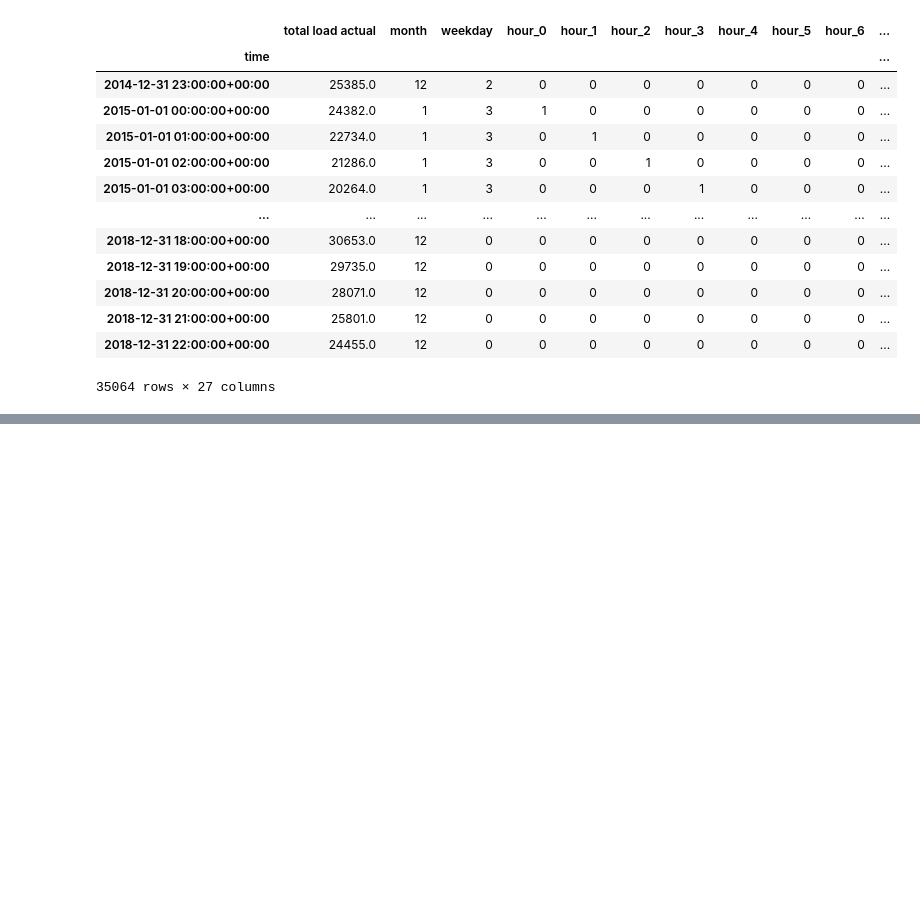
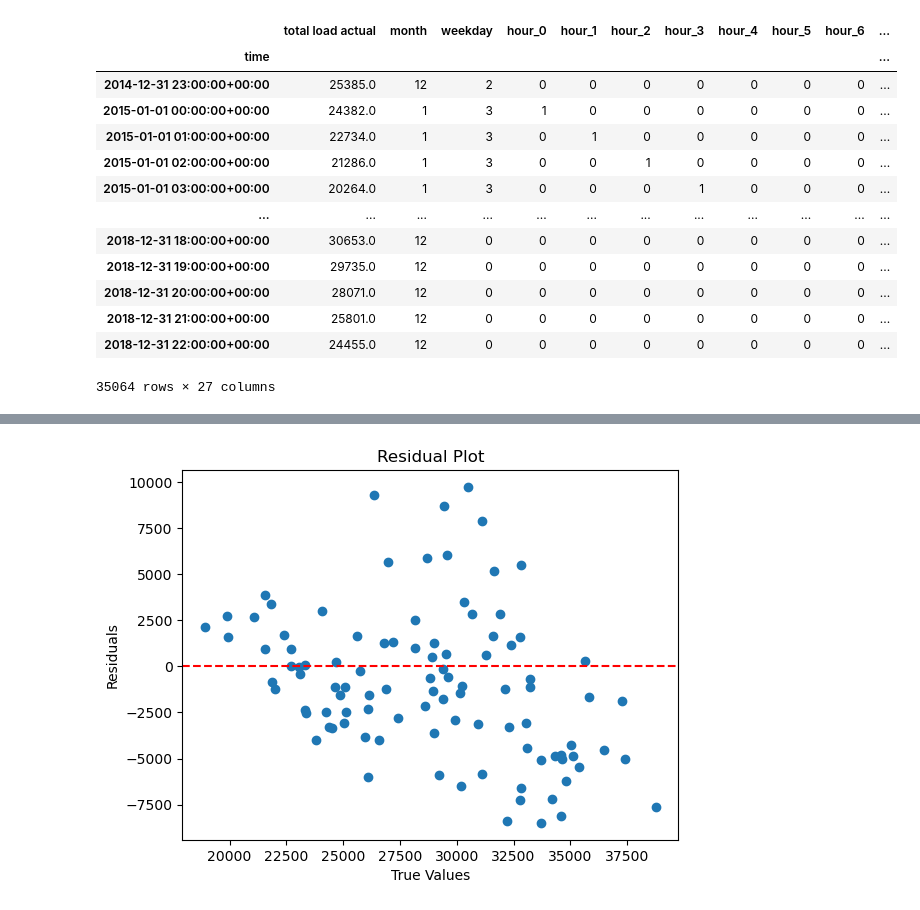
Before and after one commit to siljeberiksen/AI-in-industry, a Jupyter notebook: exam.ipynb, the cells around one changed output, grey strips where cells are left out. Cells and saved outputs as stored; diff of their text form; code cells hidden in the pictures; blank space fills up the shorter version.

```diff
--- a/exam.ipynb
+++ b/exam.ipynb
@@ -247,0 +368,18 @@ total_load_forecast_test = energy_df_2[X_df.index >= sep]["total load forecast"]
+# %%
+# Create a DataFrame with the index of X_test
+result_df = pd.DataFrame(index=y_test.index)
+
+# Add columns for predictions and true values
+result_df['predictions'] = predictions.flatten()  # Flatten the predictions array
+result_df['true_values'] = y_test.values #
+# %%
+
+residuals = result_df[0:100]['predictions'] -result_df[0:100]["true_values"]
+plt.scatter(result_df[0:100]["true_values"], residuals)
+plt.axhline(y=0, color='r', linestyle='--')
+plt.xlabel('True Values')
+plt.ylabel('Residuals')
+plt.title('Residual Plot')
+plt.show()
+# %% [output]
+[figure, added]
```
Also changed, not shown: parts of 15 cells of this notebook.
